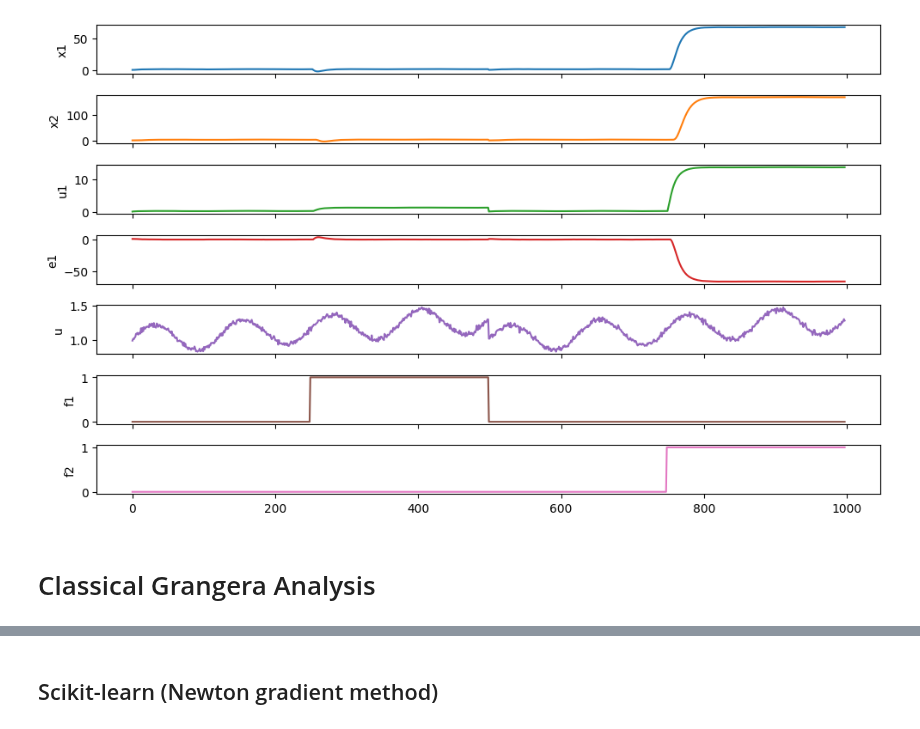
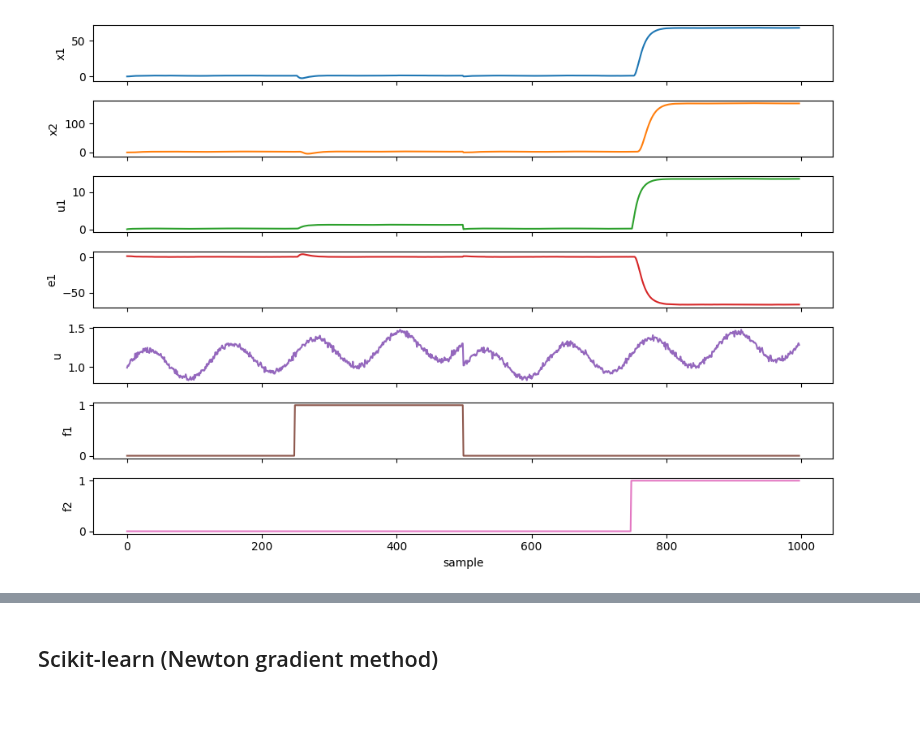
Before and after one commit to Smoldersob/EnhancedGrangerCausalAnalysis, a Jupyter notebook: example/PID_reg.ipynb, the cells around one changed output, grey strips where cells are left out. Saved outputs shown, nothing was run; the diff lists cells and outputs as text; code cells hidden in the pictures.

```diff
--- a/example/PID_reg.ipynb
+++ b/example/PID_reg.ipynb
@@ -22,14 +41,11 @@ dane2['f1']=0
 # %%
-fig,ax = plt.subplots(len(data_df.columns), figsize=(10,6), sharex=True)
-plot_cols = data_df.columns
+fig, ax = plt.subplots(len(data_df.columns), figsize=(10, 7), sharex=True)
+plot_cols = list(data_df.columns)
 data_df[plot_cols].plot(subplots=True, legend=False, ax=ax)
-for a in range(len(ax)):
-    ax[a].set_ylabel(plot_cols[a])
-ax[-1].set_xlabel('')
+for i, axis in enumerate(ax):
+    axis.set_ylabel(plot_cols[i])
+ax[-1].set_xlabel('sample')
 plt.tight_layout()
-#plt.show()
-plt.savefig('Ex5.svg', format='svg')
+plt.show()
 # %% [output]
-[figure, old version]
+[figure, new version]
-# %% [markdown]
-# Classical Grangera Analysis
```
Also changed, not shown: parts of 90 cells of this notebook, 4 other files.
